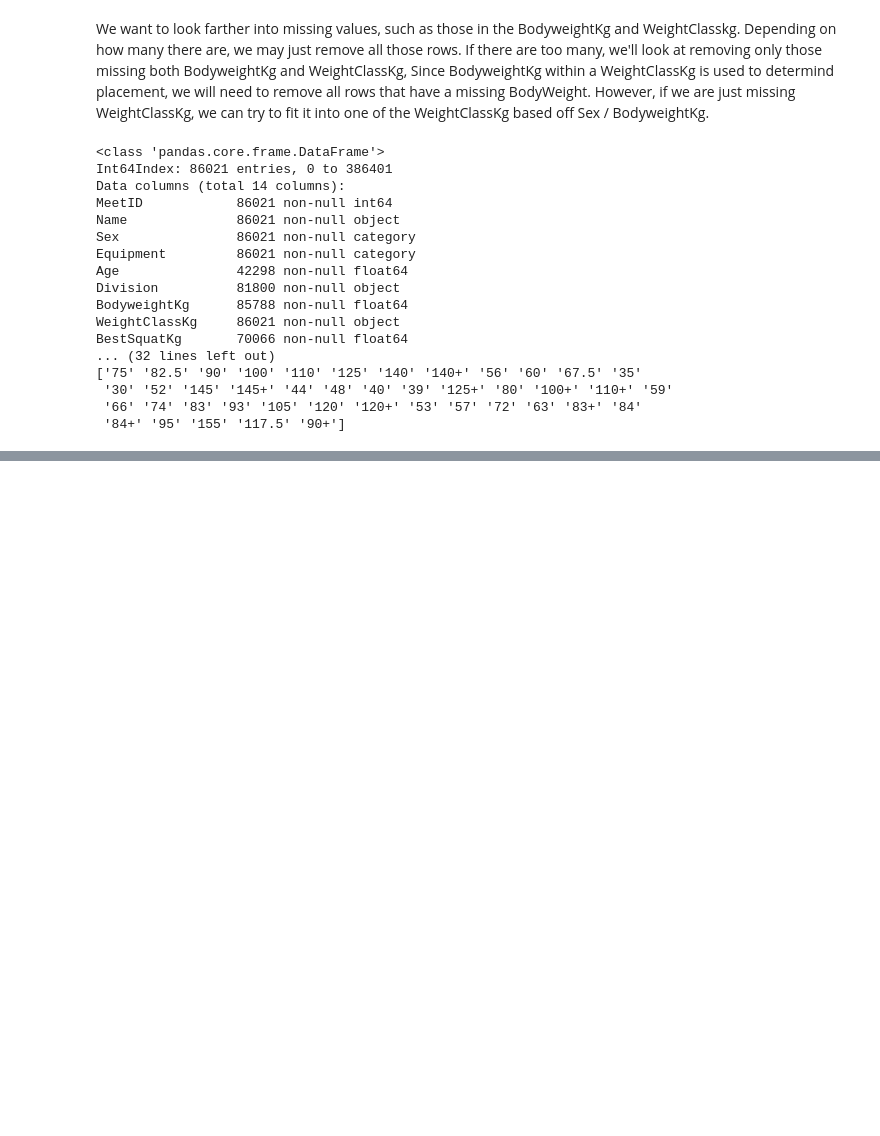
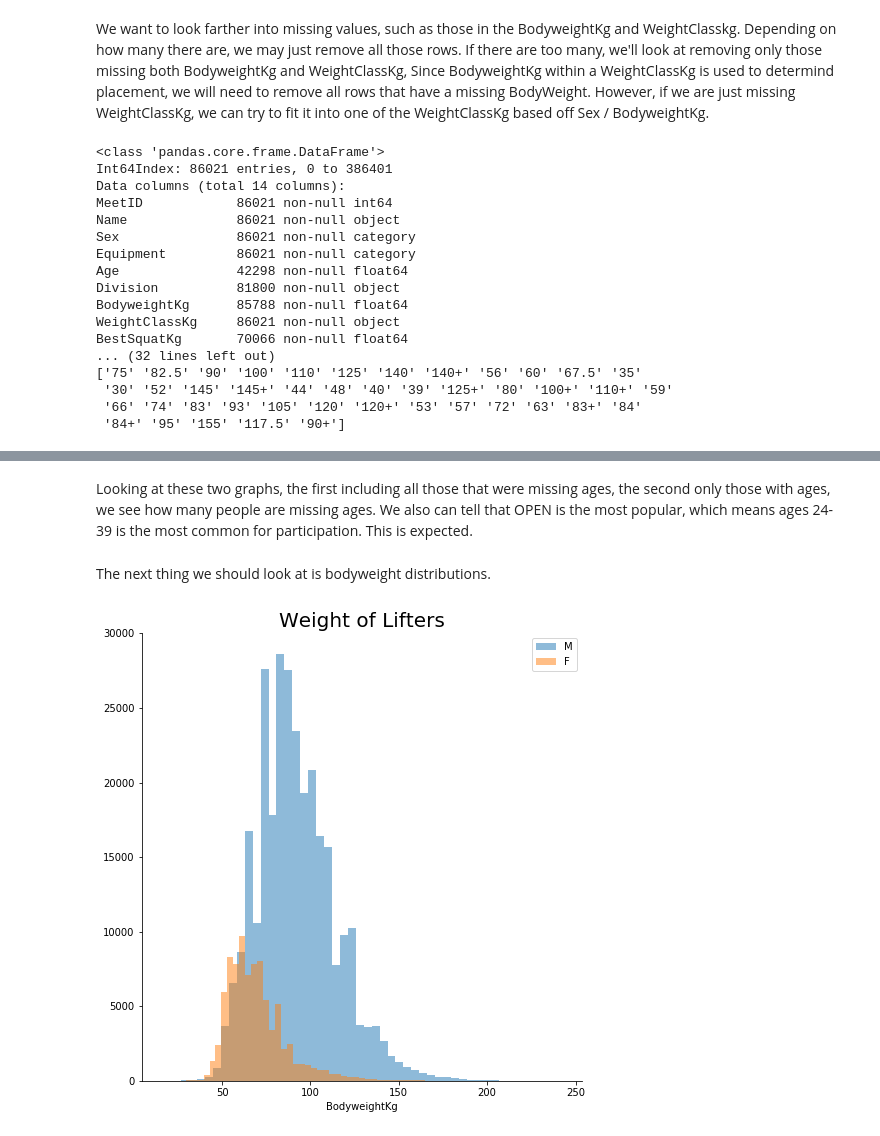
Before and after one commit to spatten35/CapstoneProject1, a Jupyter notebook: Capstone1.ipynb, the cells around one changed output, grey strips where cells are left out. Drawn from its saved outputs; the diff is of its cells as text; code cells hidden in the pictures; blank space fills up the shorter version.

```diff
--- a/Capstone1.ipynb
+++ b/Capstone1.ipynb
@@ -225,0 +349,12 @@ None
+# %% [markdown]
+Looking at these two graphs, the first including all those that were missing ages, the second only those with ages, we see how many people are missing ages. We also can tell that OPEN is the most popular, which means ages 24-39 is the most common for participation. This is expected.
+# %% [markdown]
+The next thing we should look at is bodyweight distributions.
+# %%
+graph = sns.FacetGrid(competitors,hue='Sex', legend_out=True, hue_order=['M', 'F'], height=7)
+graph.map(plt.hist,'BodyweightKg',bins=50,alpha=.5)
+plt.title('Weight of Lifters',fontsize=20)
+plt.legend(loc=1)
+plt.show()
+# %% [output]
+[figure, added]
```
Also changed, not shown: parts of 38 cells of this notebook.
